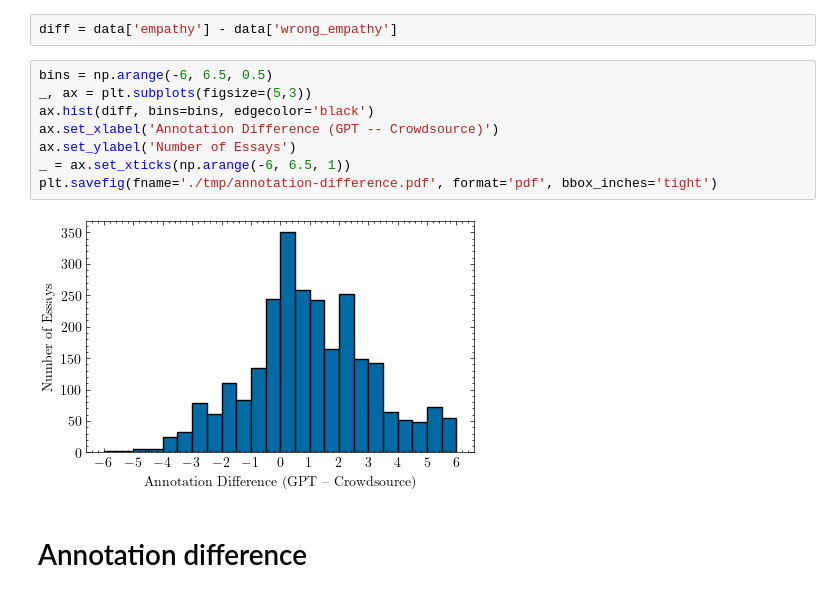
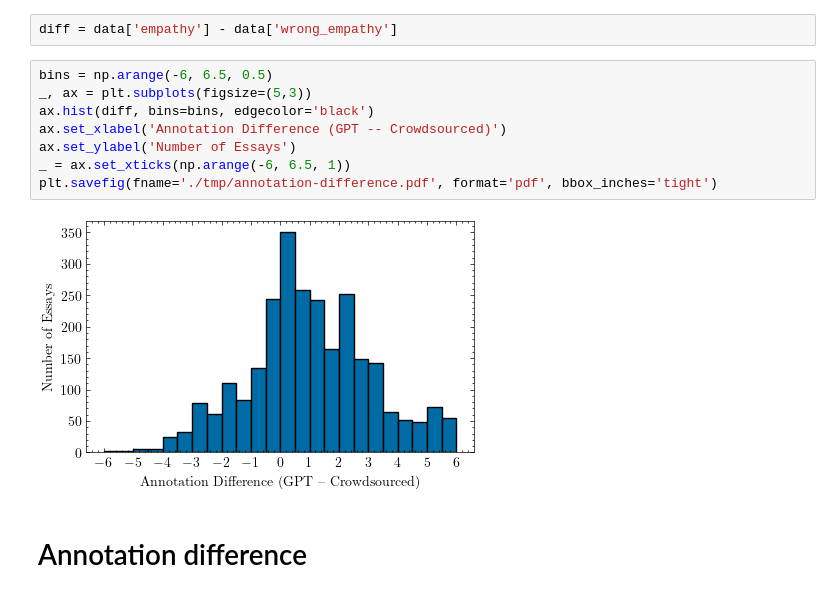
Before and after one commit to hasan-rakibul/LLM-GEm, a Jupyter notebook: analysis-and-plots.ipynb, the cells around one changed output. Saved outputs shown, nothing was run; the diff lists cells and outputs as text.

```diff
--- a/analysis-and-plots.ipynb
+++ b/analysis-and-plots.ipynb
@@ -49,13 +49,13 @@ diff = data['empathy'] - data['wrong_empathy']
 # %%
 bins = np.arange(-6, 6.5, 0.5)
 _, ax = plt.subplots(figsize=(5,3))
 ax.hist(diff, bins=bins, edgecolor='black')
-ax.set_xlabel('Annotation Difference (GPT -- Crowdsource)')
+ax.set_xlabel('Annotation Difference (GPT -- Crowdsourced)')
 ax.set_ylabel('Number of Essays')
 _ = ax.set_xticks(np.arange(-6, 6.5, 1))
 plt.savefig(fname='./tmp/annotation-difference.pdf', format='pdf', bbox_inches='tight')
 # %% [output]
-[figure, old version]
+[figure, new version]
 # %% [markdown]
 # Annotation difference
 # %% [markdown]
```
